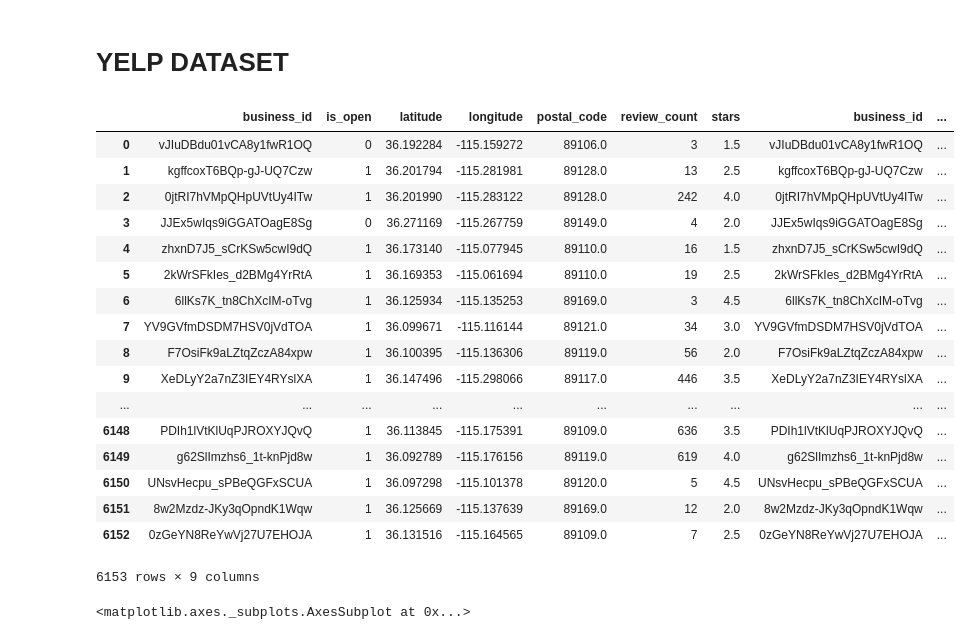
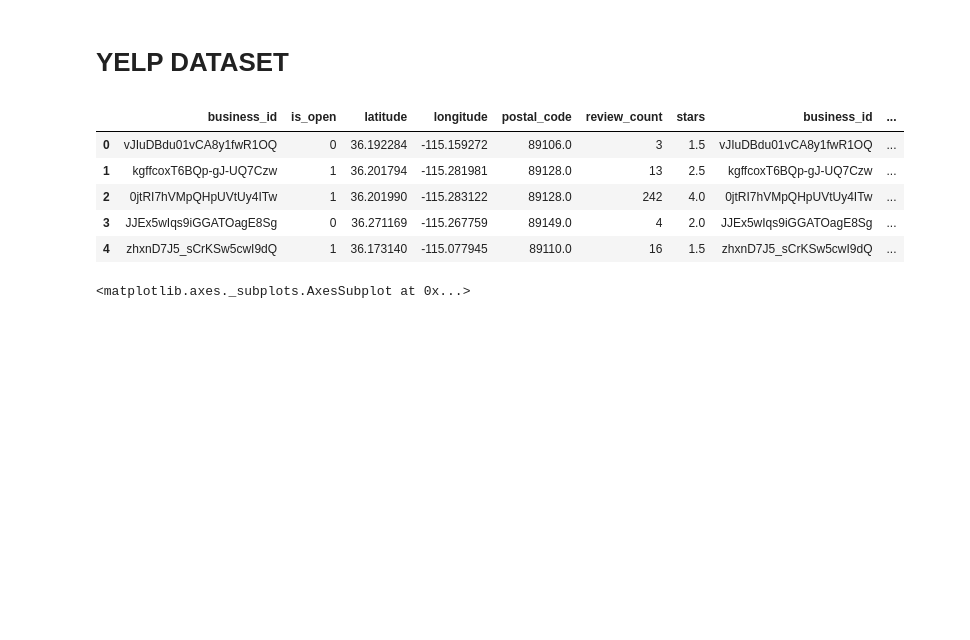
Before and after one commit to ednunes/machine-learning-projects, a Jupyter notebook: yelp/yelp_apresentation.ipynb, the cells around one changed output. Cells and saved outputs as stored; diff of their text form; code cells hidden in the pictures; blank space fills up the shorter version.

```diff
--- a/yelp/yelp_apresentation.ipynb
+++ b/yelp/yelp_apresentation.ipynb
@@ -21,24 +20,12 @@ original_df = pd.concat([business_df, checkin_df], sort=False, axis=1)
 # %%
-original_df
+original_df.head()
 # %% [output]
 |  | business_id | is_open | latitude | longitude | postal_code | review_count | stars | business_id | ... |
 | 0 | vJIuDBdu01vCA8y1fwR1OQ | 0 | 36.192284 | -115.159272 | 89106.0 | 3 | 1.5 | vJIuDBdu01vCA8y1fwR1OQ | ... |
 | 1 | kgffcoxT6BQp-gJ-UQ7Czw | 1 | 36.201794 | -115.281981 | 89128.0 | 13 | 2.5 | kgffcoxT6BQp-gJ-UQ7Czw | ... |
 | 2 | 0jtRI7hVMpQHpUVtUy4ITw | 1 | 36.201990 | -115.283122 | 89128.0 | 242 | 4.0 | 0jtRI7hVMpQHpUVtUy4ITw | ... |
 | 3 | JJEx5wIqs9iGGATOagE8Sg | 0 | 36.271169 | -115.267759 | 89149.0 | 4 | 2.0 | JJEx5wIqs9iGGATOagE8Sg | ... |
 | 4 | zhxnD7J5_sCrKSw5cwI9dQ | 1 | 36.173140 | -115.077945 | 89110.0 | 16 | 1.5 | zhxnD7J5_sCrKSw5cwI9dQ | ... |
-| 5 | 2kWrSFkIes_d2BMg4YrRtA | 1 | 36.169353 | -115.061694 | 89110.0 | 19 | 2.5 | 2kWrSFkIes_d2BMg4YrRtA | ... |
-| 6 | 6llKs7K_tn8ChXcIM-oTvg | 1 | 36.125934 | -115.135253 | 89169.0 | 3 | 4.5 | 6llKs7K_tn8ChXcIM-oTvg | ... |
-| 7 | YV9GVfmDSDM7HSV0jVdTOA | 1 | 36.099671 | -115.116144 | 89121.0 | 34 | 3.0 | YV9GVfmDSDM7HSV0jVdTOA | ... |
-| 8 | F7OsiFk9aLZtqZczA84xpw | 1 | 36.100395 | -115.136306 | 89119.0 | 56 | 2.0 | F7OsiFk9aLZtqZczA84xpw | ... |
-| 9 | XeDLyY2a7nZ3IEY4RYslXA | 1 | 36.147496 | -115.298066 | 89117.0 | 446 | 3.5 | XeDLyY2a7nZ3IEY4RYslXA | ... |
-| ... | ... | ... | ... | ... | ... | ... | ... | ... | ... |
-| 6148 | PDIh1lVtKlUqPJROXYJQvQ | 1 | 36.113845 | -115.175391 | 89109.0 | 636 | 3.5 | PDIh1lVtKlUqPJROXYJQvQ | ... |
-| 6149 | g62SlImzhs6_1t-knPjd8w | 1 | 36.092789 | -115.176156 | 89119.0 | 619 | 4.0 | g62SlImzhs6_1t-knPjd8w | ... |
-| 6150 | UNsvHecpu_sPBeQGFxSCUA | 1 | 36.097298 | -115.101378 | 89120.0 | 5 | 4.5 | UNsvHecpu_sPBeQGFxSCUA | ... |
-| 6151 | 8w2Mzdz-JKy3qOpndK1Wqw | 1 | 36.125669 | -115.137639 | 89169.0 | 12 | 2.0 | 8w2Mzdz-JKy3qOpndK1Wqw | ... |
-| 6152 | 0zGeYN8ReYwVj27U7EHOJA | 1 | 36.131516 | -115.164565 | 89109.0 | 7 | 2.5 | 0zGeYN8ReYwVj27U7EHOJA | ... |
-6153 rows × 9 columns
 # %%
 sns.heatmap(original_df.corr(), annot=True, cmap=sns.cm.rocket_r)
 # %% [output]
```
Also changed, not shown: parts of 13 cells of this notebook.
